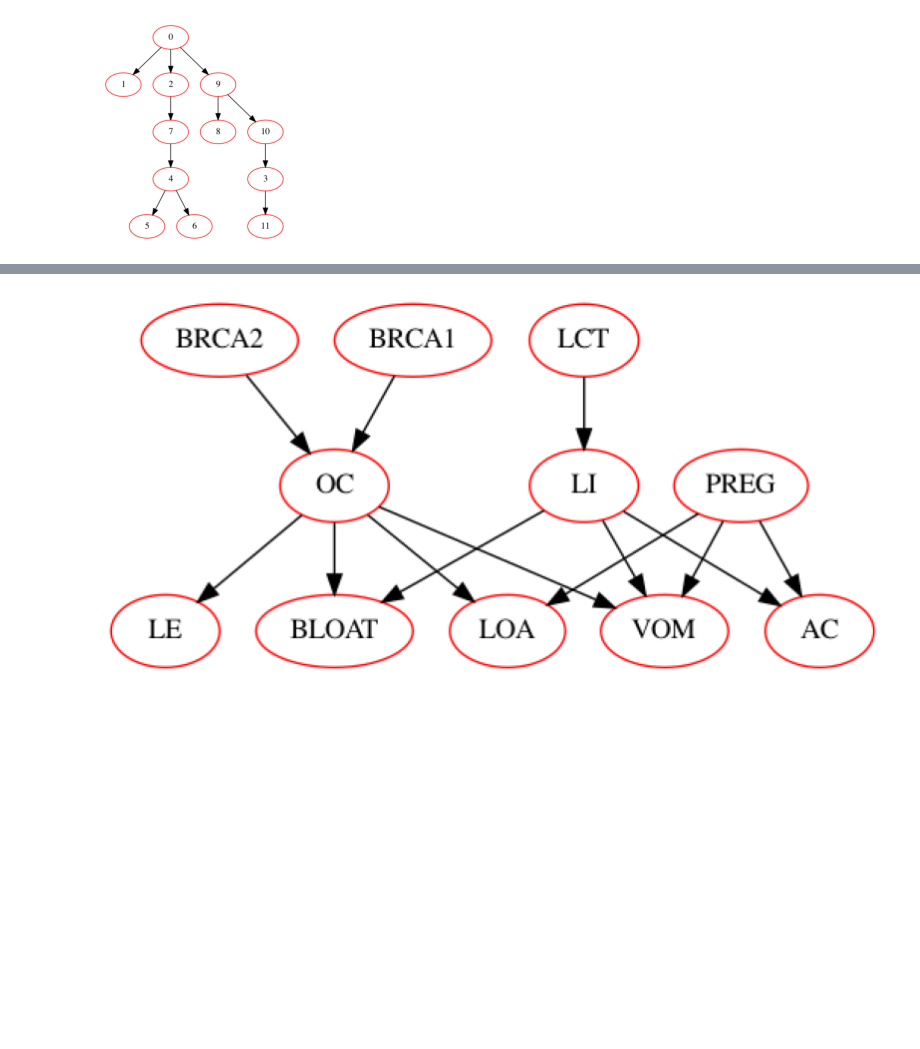
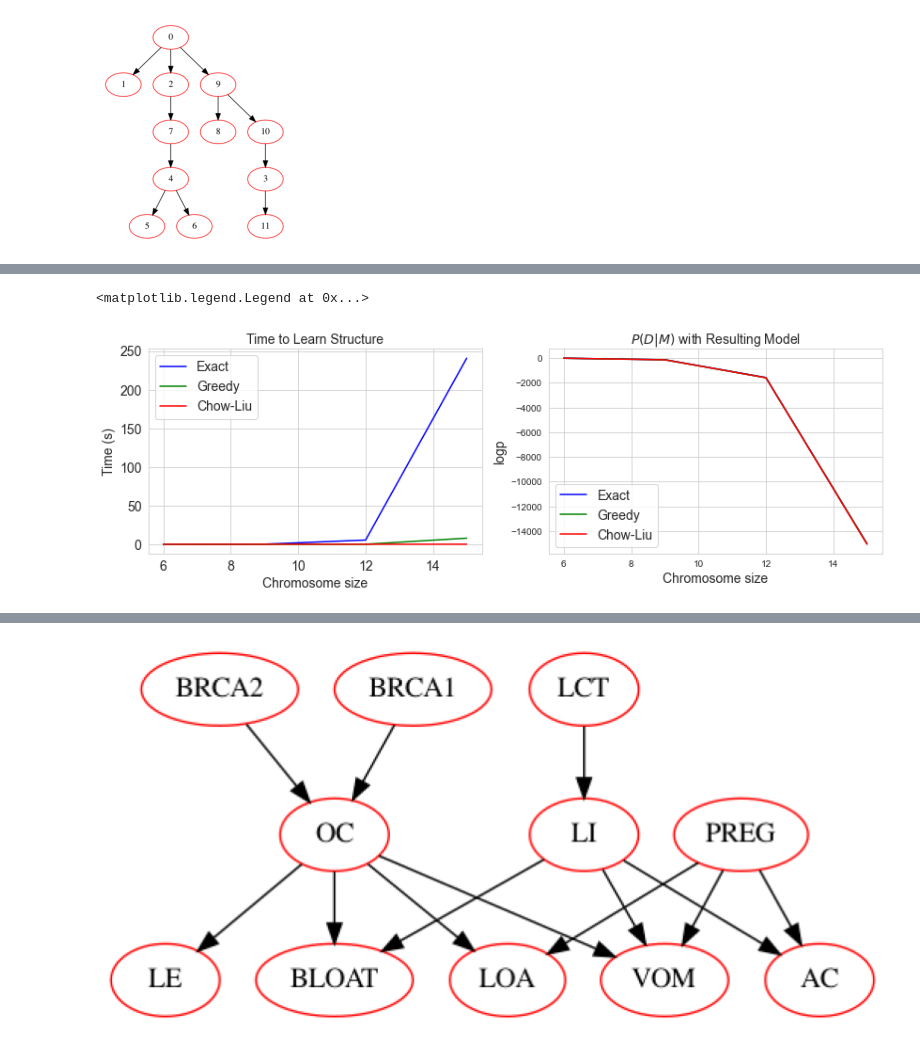
Before and after one commit to Negfir/Bayesian-GA, a Jupyter notebook: BOA.ipynb, the cells around one changed output, grey strips where cells are left out. Cells and saved outputs as stored; diff of their text form; code cells hidden in the pictures; blank space fills up the shorter version.

Commit message:
Plot

```diff
--- a/BOA.ipynb
+++ b/BOA.ipynb
@@ -766,0 +951,21 @@ for i in n_vars:
+# %%
+var = np.array([-5, -4, -3, -2, -1, 0, 1, 2, 3, 4, 5])
+chromosome = np.array(
+  np.meshgrid(var,var)).T.reshape(-1, 2)
+
+idx = np.random.randint(low=0, high=121, size=12)
+selected = []
+for i in idx:
+    fit = fitnessFunc(chromosome[i])
+    selected.append(list(np.append(chromosome[i],fit)))
+
+df = pd.DataFrame(selected)
+df = df.sort_values(by=[2])
+X_raw = df.drop(columns=[2])
+X_raw = X_raw.head(6).values
+print(X_raw)
+X = []
+for idx,i in enumerate(X_raw):
+    coded = bitEncoder(i)
+    X.append(list(coded))
+X_ = np.asarray(X)
@@ -963,26 +1131,29 @@ p4.append(model.log_probability(X_).sum())
 # %%
-
+# n_vars = [8,12,16,20]
 
 
 plt.figure(figsize=(14, 4))
 plt.subplot(121)
 plt.title("Time to Learn Structure", fontsize=14)
 plt.xticks(fontsize=14)
 plt.yticks(fontsize=14)
 plt.ylabel("Time (s)", fontsize=14)
-plt.xlabel("Variables", fontsize=14)
-plt.plot(n_vars, t1, c='c', label="Exact Shortest")
-plt.plot(n_vars, t2, c='m', label="Exact A*")
+plt.xlabel("Chromosome size", fontsize=14)
+plt.plot(n_vars, t1, c='b', label="Exact")
+# plt.plot(n_vars, t2, c='m', label="Exact A*")
 plt.plot(n_vars, t3, c='g', label="Greedy")
 plt.plot(n_vars, t4, c='r', label="Chow-Liu")
 plt.legend(fontsize=14, loc=2)
 
 plt.subplot(122)
 plt.title("$P(D|M)$ with Resulting Model", fontsize=14)
-plt.xlabel("Variables", fontsize=14)
+plt.xlabel("Chromosome size", fontsize=14)
 plt.ylabel("logp", fontsize=14)
-plt.plot(n_vars, p1, c='c', label="Exact Shortest")
-plt.plot(n_vars, p2, c='m', label="Exact A*")
+plt.plot(n_vars, p1, c='b', label="Exact")
+# plt.plot(n_vars, p2, c='m', label="Exact A*")
 plt.plot(n_vars, p3, c='g', label="Greedy")
 plt.plot(n_vars, p4, c='r', label="Chow-Liu")
 plt.legend(fontsize=14)
+# %% [output]
+<matplotlib.legend.Legend at 0x...>
+[figure, added]
```
Also changed, not shown: parts of 4 cells of this notebook.
